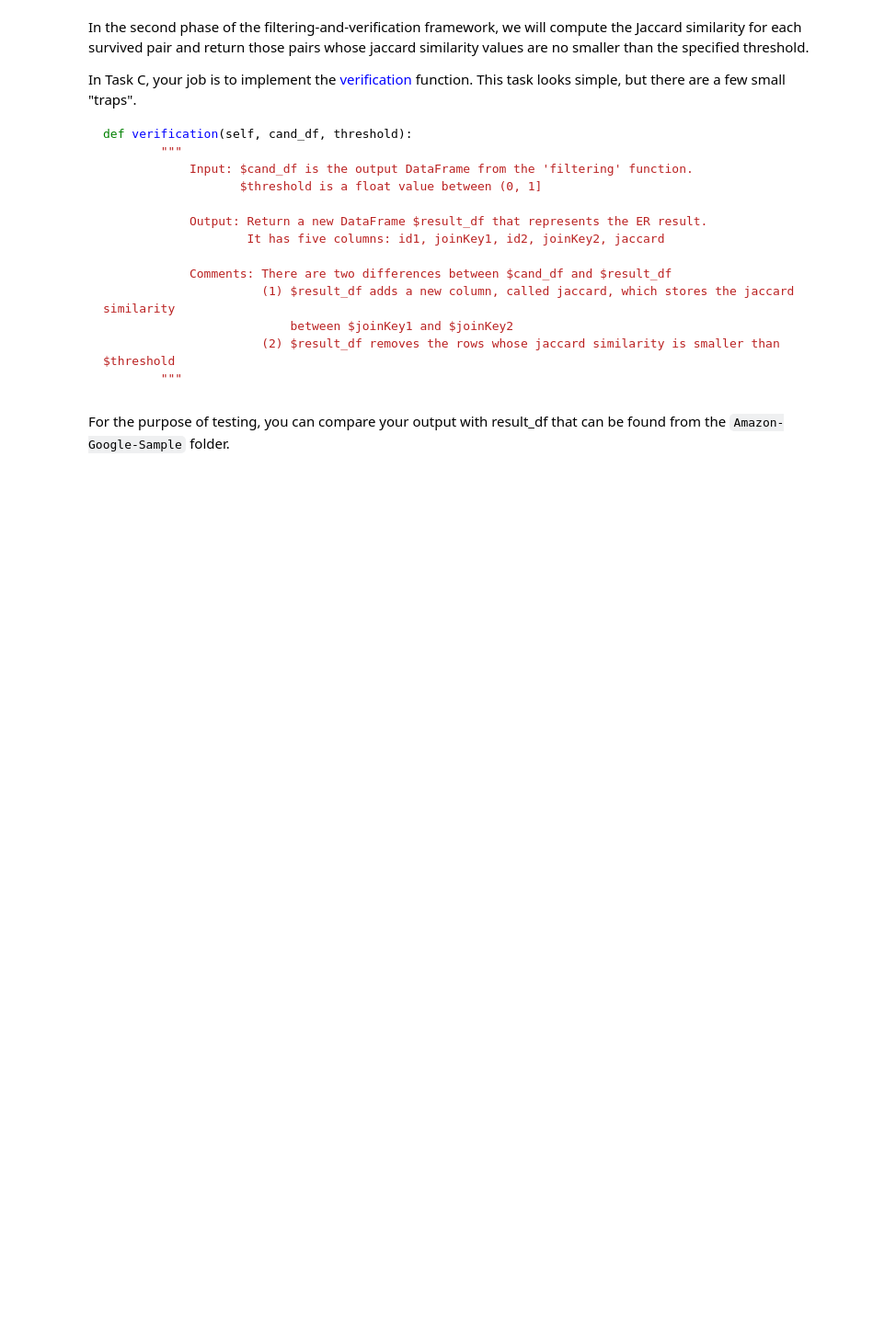
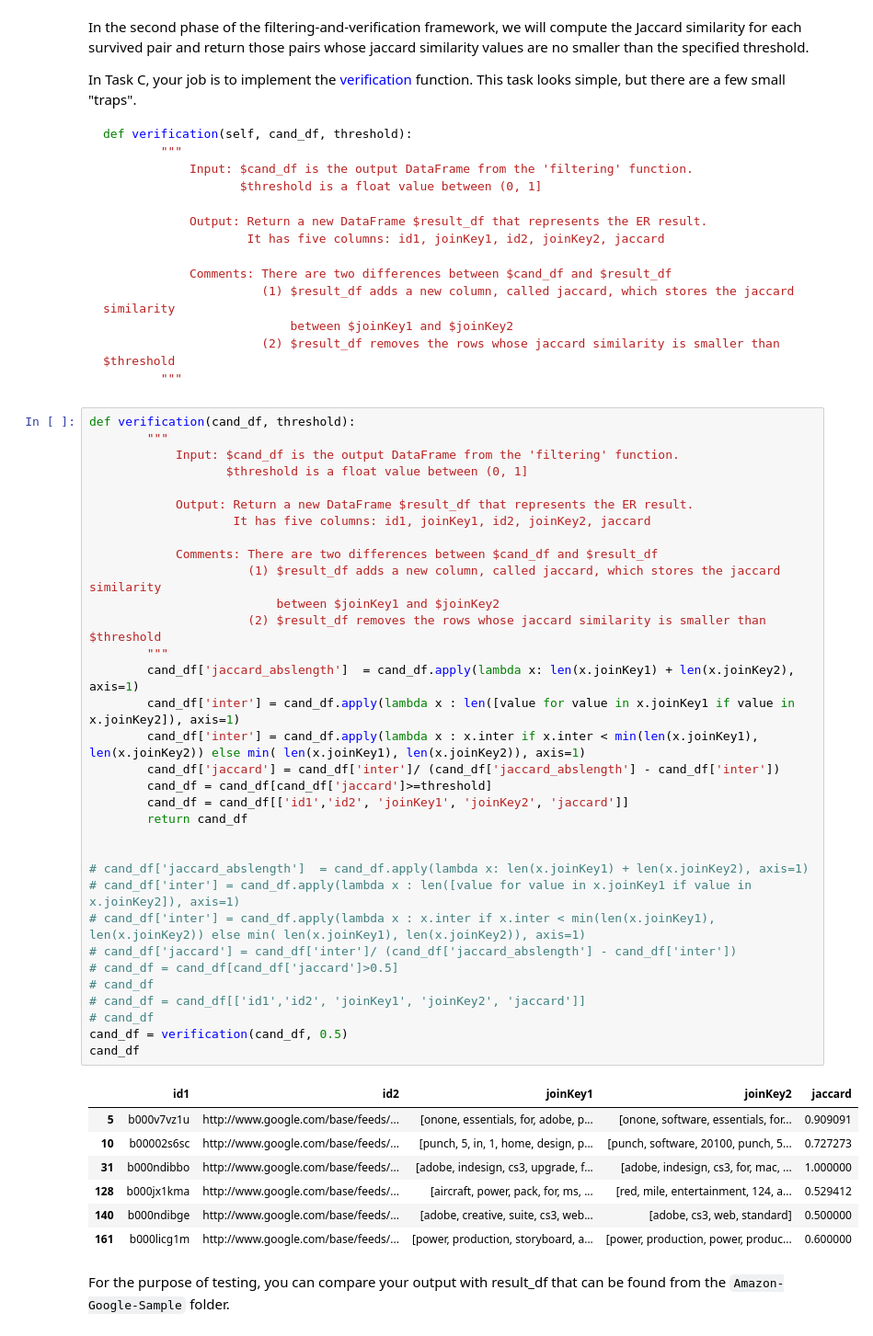
Before and after one commit to Yukhon/bigdata-cmpt733, a Jupyter notebook: Assignments/A2/A2-1.ipynb, the cells around one changed output. Shown at 92% size. Saved outputs shown, nothing was run; the diff lists cells and outputs as text; blank space fills up the shorter version.

````diff
--- a/Assignments/A2/A2-1.ipynb
+++ b/Assignments/A2/A2-1.ipynb
@@ -185,6 +336,47 @@ def verification(self, cand_df, threshold):
                       (2) $result_df removes the rows whose jaccard similarity is smaller than $threshold
         """
 ```
+# %%
+def verification(cand_df, threshold):
+        """
+            Input: $cand_df is the output DataFrame from the 'filtering' function.
+                   $threshold is a float value between (0, 1]
+
+            Output: Return a new DataFrame $result_df that represents the ER result.
+                    It has five columns: id1, joinKey1, id2, joinKey2, jaccard
+
+            Comments: There are two differences between $cand_df and $result_df
+                      (1) $result_df adds a new column, called jaccard, which stores the jaccard similarity
+                          between $joinKey1 and $joinKey2
+                      (2) $result_df removes the rows whose jaccard similarity is smaller than $threshold
+        """
+        cand_df['jaccard_abslength']  = cand_df.apply(lambda x: len(x.joinKey1) + len(x.joinKey2), axis=1)
+        cand_df['inter'] = cand_df.apply(lambda x : len([value for value in x.joinKey1 if value in x.joinKey2]), axis=1)
+        cand_df['inter'] = cand_df.apply(lambda x : x.inter if x.inter < min(len(x.joinKey1), len(x.joinKey2)) else min( len(x.joinKey1), len(x.joinKey2)), axis=1)
+        cand_df['jaccard'] = cand_df['inter']/ (cand_df['jaccard_abslength'] - cand_df['inter'])
+        cand_df = cand_df[cand_df['jaccard']>=threshold]
+        cand_df = cand_df[['id1','id2', 'joinKey1', 'joinKey2', 'jaccard']]
+        return cand_df
+
+
+# cand_df['jaccard_abslength']  = cand_df.apply(lambda x: len(x.joinKey1) + len(x.joinKey2), axis=1)
+# cand_df['inter'] = cand_df.apply(lambda x : len([value for value in x.joinKey1 if value in x.joinKey2]), axis=1)
+# cand_df['inter'] = cand_df.apply(lambda x : x.inter if x.inter < min(len(x.joinKey1), len(x.joinKey2)) else min( len(x.joinKey1), len(x.joinKey2)), axis=1)
+# cand_df['jaccard'] = cand_df['inter']/ (cand_df['jaccard_abslength'] - cand_df['inter'])
+# cand_df = cand_df[cand_df['jaccard']>0.5]
+# cand_df
+# cand_df = cand_df[['id1','id2', 'joinKey1', 'joinKey2', 'jaccard']]
+# cand_df
+cand_df = verification(cand_df, 0.5)
+cand_df
+# %% [output]
+|  | id1 | id2 | joinKey1 | joinKey2 | jaccard |
+| 5 | b000v7vz1u | http://www.google.com/base/feeds/... | [onone, essentials, for, adobe, p... | [onone, software, essentials, for... | 0.909091 |
+| 10 | b00002s6sc | http://www.google.com/base/feeds/... | [punch, 5, in, 1, home, design, p... | [punch, software, 20100, punch, 5... | 0.727273 |
+| 31 | b000ndibbo | http://www.google.com/base/feeds/... | [adobe, indesign, cs3, upgrade, f... | [adobe, indesign, cs3, for, mac, ... | 1.000000 |
+| 128 | b000jx1kma | http://www.google.com/base/feeds/... | [aircraft, power, pack, for, ms, ... | [red, mile, entertainment, 124, a... | 0.529412 |
+| 140 | b000ndibge | http://www.google.com/base/feeds/... | [adobe, creative, suite, cs3, web... | [adobe, cs3, web, standard] | 0.500000 |
+| 161 | b000licg1m | http://www.google.com/base/feeds/... | [power, production, storyboard, a... | [power, production, power, produc... | 0.600000 |
 # %% [markdown]
 For the purpose of testing, you can compare your output with result_df that can be found from the `Amazon-Google-Sample` folder.
 # %% [markdown]
````
Also changed, not shown: parts of 6 cells of this notebook, 24 other files.
